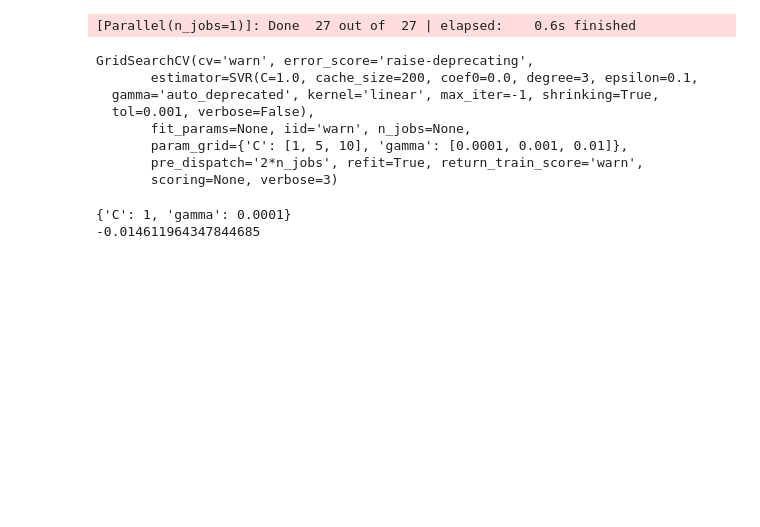
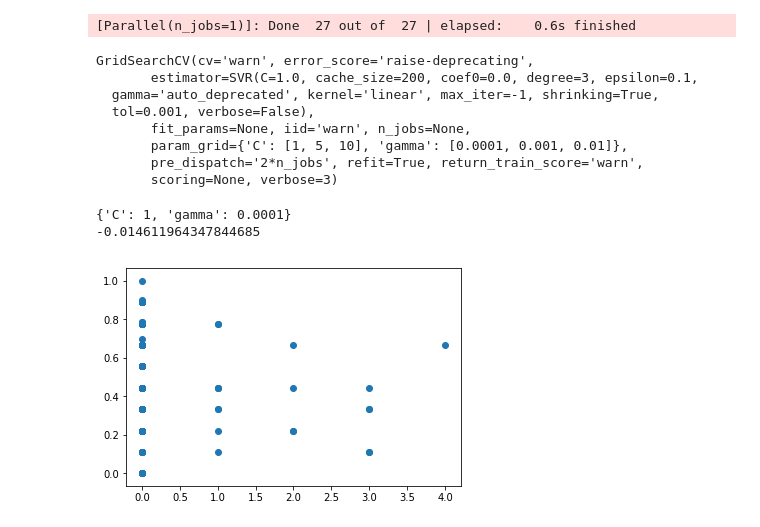
Before and after one commit to danielyan2013/final-berkeley-project, a Jupyter notebook: Untitled.ipynb, the cells around one changed output. Cells and saved outputs as stored; diff of their text form; code cells hidden in the pictures; blank space fills up the shorter version.

```diff
--- a/Untitled.ipynb
+++ b/Untitled.ipynb
@@ -129,3 +131,10 @@ print(grid.best_score_)
 # %% [output]
 {'C': 1, 'gamma': 0.0001}
 -0.014611964347844685
+# %%
+#One Star Recruit
+onestar = df["1"]
+plt.scatter(onestar, y)
+plt.show()
+# %% [output]
+[figure, added]
```
Also changed, not shown: parts of 16 cells of this notebook, 2 other files.
